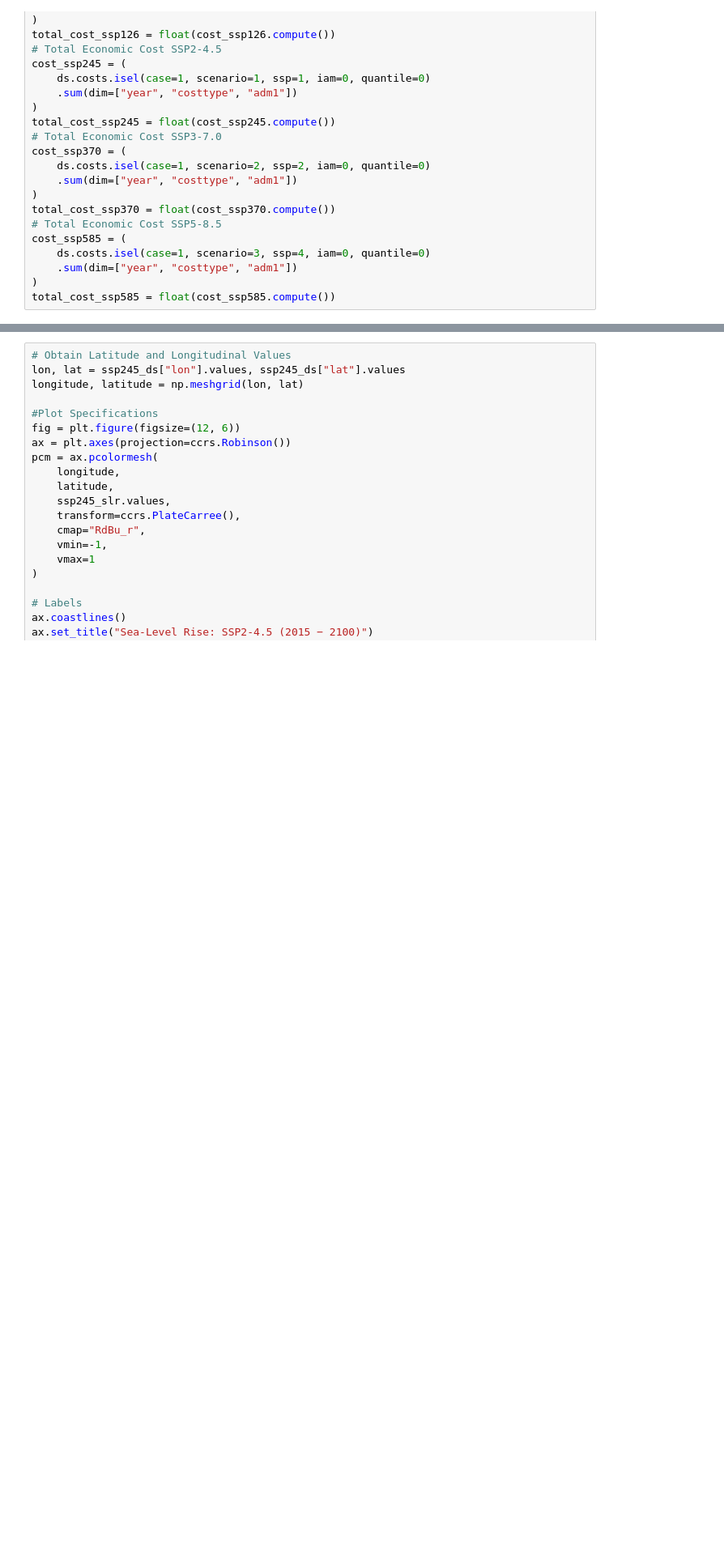
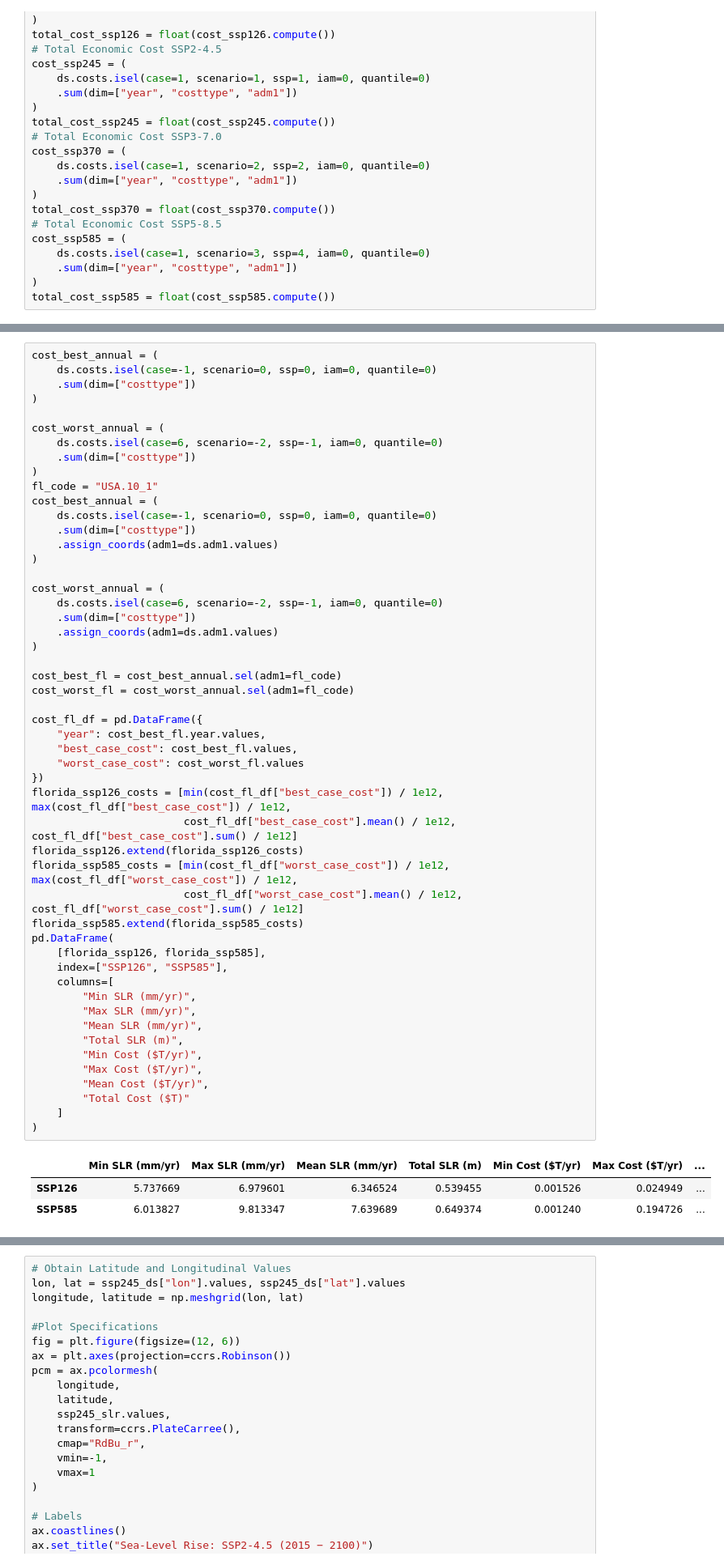
Before and after one commit to Nolancchu/DSC180B-B05-1-Capstone, a Jupyter notebook: visualizations_merged.ipynb, the cells around one changed output, grey strips where cells are left out. Shown at 81% size. Drawn from its saved outputs; the diff is of its cells as text; blank space fills up the shorter version.

```diff
--- a/visualizations_merged.ipynb
+++ b/visualizations_merged.ipynb
@@ -483,0 +414,55 @@ plt.show()
+# %%
+cost_best_annual = (
+    ds.costs.isel(case=-1, scenario=0, ssp=0, iam=0, quantile=0)
+    .sum(dim=["costtype"])
+)
+
+cost_worst_annual = (
+    ds.costs.isel(case=6, scenario=-2, ssp=-1, iam=0, quantile=0)
+    .sum(dim=["costtype"])
+)
+fl_code = "USA.10_1"
+cost_best_annual = (
+    ds.costs.isel(case=-1, scenario=0, ssp=0, iam=0, quantile=0)
+    .sum(dim=["costtype"])
+    .assign_coords(adm1=ds.adm1.values)
+)
+
+cost_worst_annual = (
+    ds.costs.isel(case=6, scenario=-2, ssp=-1, iam=0, quantile=0)
+    .sum(dim=["costtype"])
+    .assign_coords(adm1=ds.adm1.values)
+)
+
+cost_best_fl = cost_best_annual.sel(adm1=fl_code)
+cost_worst_fl = cost_worst_annual.sel(adm1=fl_code)
+
+cost_fl_df = pd.DataFrame({
+    "year": cost_best_fl.year.values,
+    "best_case_cost": cost_best_fl.values,
+    "worst_case_cost": cost_worst_fl.values
+})
+florida_ssp126_costs = [min(cost_fl_df["best_case_cost"]) / 1e12, max(cost_fl_df["best_case_cost"]) / 1e12,
+                        cost_fl_df["best_case_cost"].mean() / 1e12, cost_fl_df["best_case_cost"].sum() / 1e12]
+florida_ssp126.extend(florida_ssp126_costs)
+florida_ssp585_costs = [min(cost_fl_df["worst_case_cost"]) / 1e12, max(cost_fl_df["worst_case_cost"]) / 1e12,
+                        cost_fl_df["worst_case_cost"].mean() / 1e12, cost_fl_df["worst_case_cost"].sum() / 1e12]
+florida_ssp585.extend(florida_ssp585_costs)
+pd.DataFrame(
+    [florida_ssp126, florida_ssp585],
+    index=["SSP126", "SSP585"],
+    columns=[
+        "Min SLR (mm/yr)",
+        "Max SLR (mm/yr)",
+        "Mean SLR (mm/yr)",
+        "Total SLR (m)",
+        "Min Cost ($T/yr)",
+        "Max Cost ($T/yr)",
+        "Mean Cost ($T/yr)",
+        "Total Cost ($T)"
+    ]
+)
+# %% [output]
+|  | Min SLR (mm/yr) | Max SLR (mm/yr) | Mean SLR (mm/yr) | Total SLR (m) | Min Cost ($T/yr) | Max Cost ($T/yr) | ... |
+| SSP126 | 5.737669 | 6.979601 | 6.346524 | 0.539455 | 0.001526 | 0.024949 | ... |
+| SSP585 | 6.013827 | 9.813347 | 7.639689 | 0.649374 | 0.001240 | 0.194726 | ... |
```
Also changed, not shown: parts of 11 cells of this notebook.
